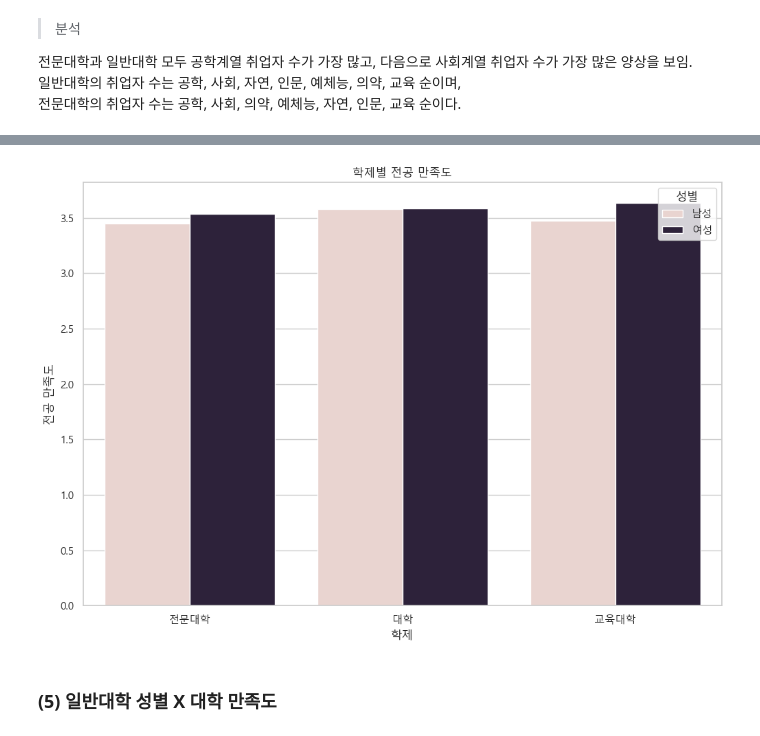
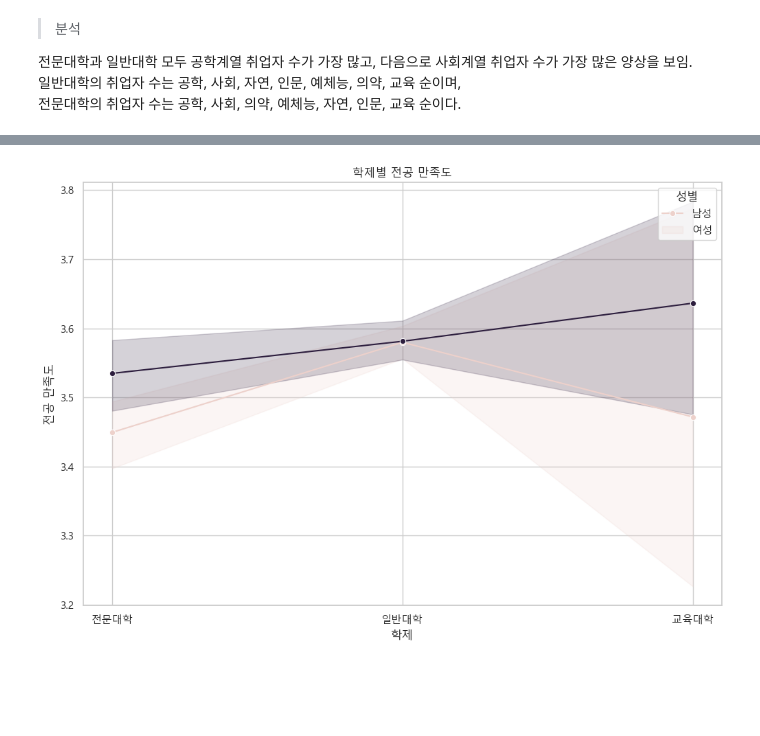
Before and after one commit to JiwonDu/DA-learning-course, a Jupyter notebook: Project/(프로젝트) 대졸자직업이동경로조사 데이터 분석.ipynb, the cells around one changed output, grey strips where cells are left out. Saved outputs shown, nothing was run; the diff lists cells and outputs as text; code cells hidden in the pictures; blank space fills up the shorter version.

```diff
--- a/Project/(프로젝트) 대졸자직업이동경로조사 데이터 분석.ipynb
+++ b/Project/(프로젝트) 대졸자직업이동경로조사 데이터 분석.ipynb
@@ -316,12 +372,11 @@ plt.show()
 # %%
-# 학제별 전공 만족도 그래프
 plt.figure(figsize=(12, 8))
-ax2 = sns.barplot(data=df_cleaned, x="school", y="f071", hue="sex", ci=None)
+sns.lineplot(data=df_cleaned, x="school", y="f071", hue="sex", marker="o")
 plt.title("학제별 전공 만족도")
 plt.xlabel("학제")
 plt.ylabel("전공 만족도")
-ax2.set_xticklabels(["전문대학", "대학", "교육대학"])
+plt.xticks(ticks=[1, 2, 3], labels=["전문대학", "일반대학", "교육대학"])
 plt.legend(title="성별", labels=["남성", "여성"])
 plt.show()
 # %% [output]
-[figure, old version]
+[figure, new version]
@@ -332,2 +382,0 @@ plt.show()
-# %% [markdown]
-### (5) 일반대학 성별 X 대학 만족도
```
Also changed, not shown: parts of 38 cells of this notebook.
